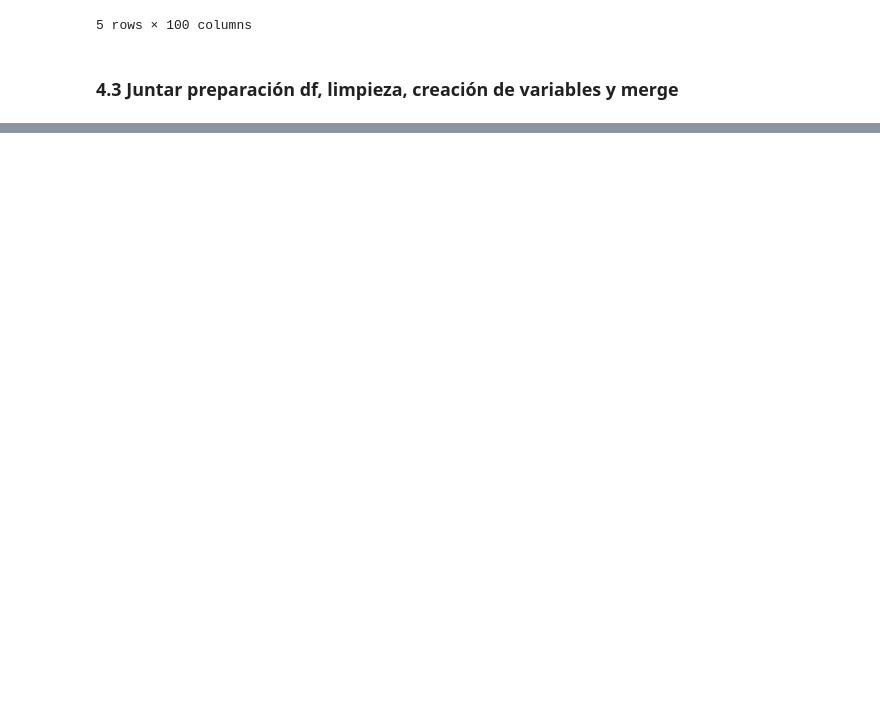
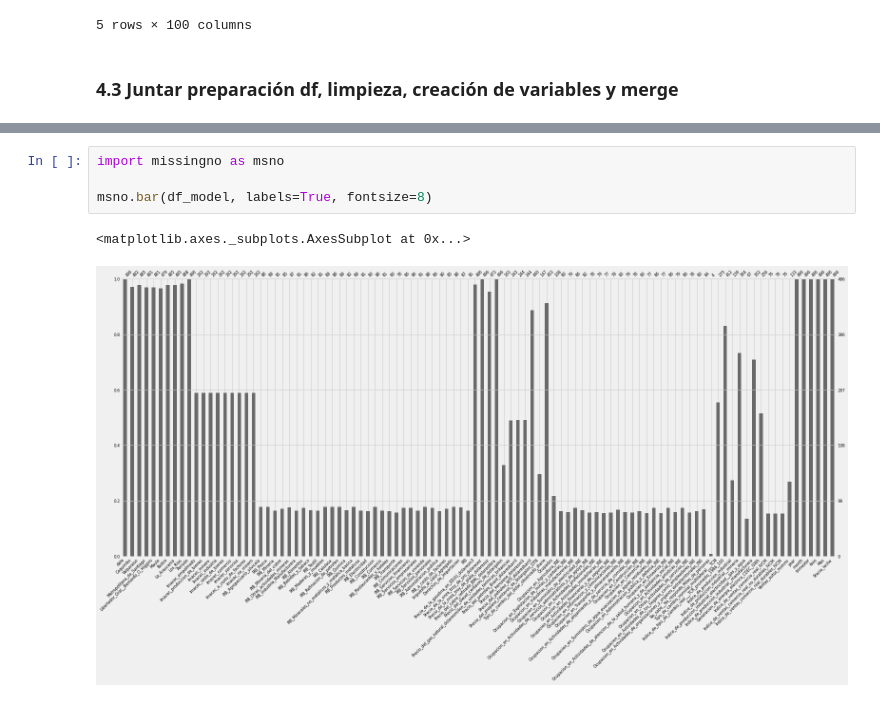
Before and after one commit to Reac92/solucion_spike, a Jupyter notebook: solucion.ipynb, the cells around one changed output, grey strips where cells are left out. Cells and saved outputs as stored; diff of their text form; blank space fills up the shorter version.

```diff
--- a/solucion.ipynb
+++ b/solucion.ipynb
@@ -716,0 +779,7 @@ df_model
+# %%
+import missingno as msno
+
+msno.bar(df_model, labels=True, fontsize=8)
+# %% [output]
+<matplotlib.axes._subplots.AxesSubplot at 0x...>
+[figure, added]
```
Also changed, not shown: parts of 20 cells of this notebook.
